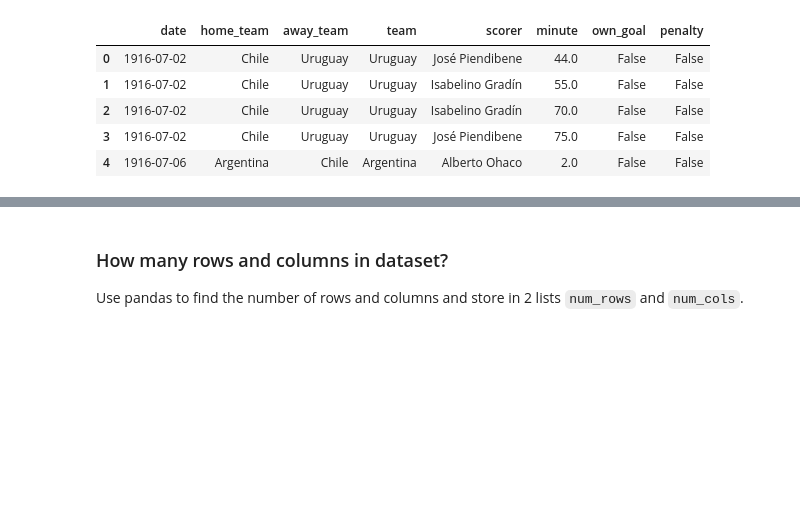
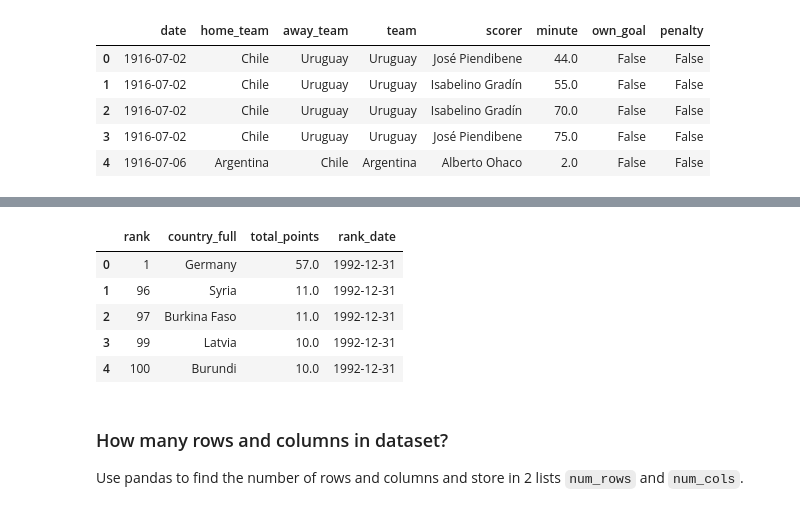
Before and after one commit to npghuy/P4DS_FinalProject, a Jupyter notebook: Sources/Final_Project.ipynb, the cells around one changed output, grey strips where cells are left out. Saved outputs shown, nothing was run; the diff lists cells and outputs as text; code cells hidden in the pictures; blank space fills up the shorter version.

```diff
--- a/Sources/Final_Project.ipynb
+++ b/Sources/Final_Project.ipynb
@@ -93,3 +111,12 @@ scorers_df.head()
+# %%
+Rank_df.head()
+# %% [output]
+|  | rank | country_full | total_points | rank_date |
+| 0 | 1 | Germany | 57.0 | 1992-12-31 |
+| 1 | 96 | Syria | 11.0 | 1992-12-31 |
+| 2 | 97 | Burkina Faso | 11.0 | 1992-12-31 |
+| 3 | 99 | Latvia | 10.0 | 1992-12-31 |
+| 4 | 100 | Burundi | 10.0 | 1992-12-31 |
 # %% [markdown]
 ### How many rows and columns in dataset?
 Use pandas to find the number of rows and columns and store in 2 lists `num_rows` and `num_cols`.
```
Also changed, not shown: parts of 32 cells of this notebook.
